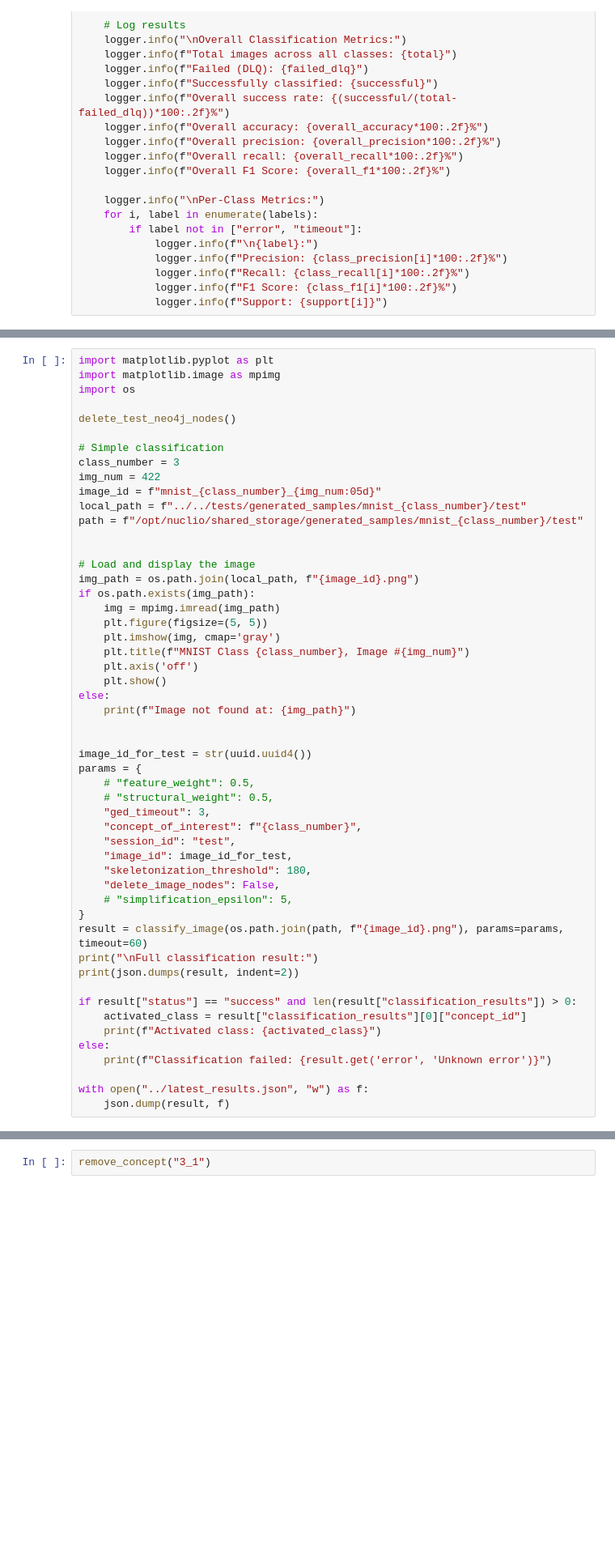
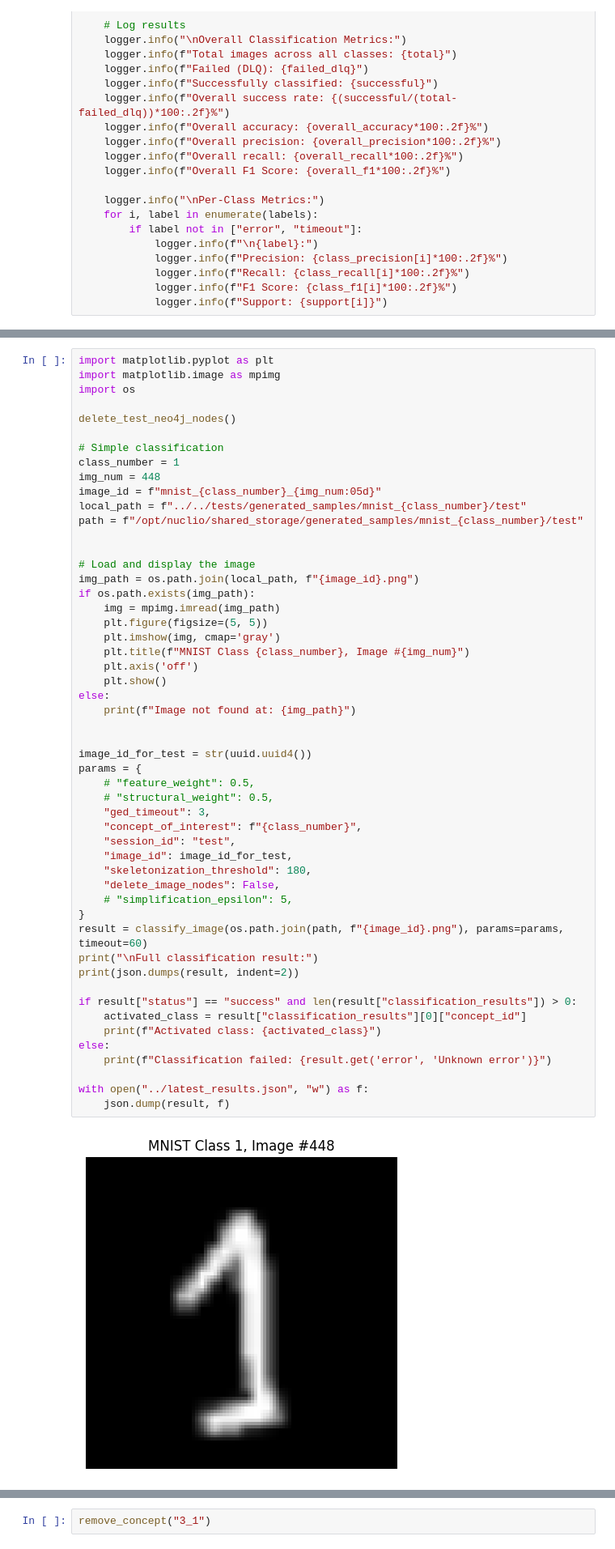
Before and after one commit to NaturalAGI-Lab/NaturalAGI, a Jupyter notebook: src/training/training.ipynb, the cells around one changed output, grey strips where cells are left out. Shown at 81% size. Drawn from its saved outputs; the diff is of its cells as text; blank space fills up the shorter version.

```diff
--- a/src/training/training.ipynb
+++ b/src/training/training.ipynb
@@ -765,8 +808,8 @@ import os
 delete_test_neo4j_nodes()
 
 # Simple classification
-class_number = 3
-img_num = 422
+class_number = 1
+img_num = 448
 image_id = f"mnist_{class_number}_{img_num:05d}"
 local_path = f"../../tests/generated_samples/mnist_{class_number}/test"
 path = f"/opt/nuclio/shared_storage/generated_samples/mnist_{class_number}/test"
@@ -782,30 +825,32 @@ if os.path.exists(img_path):
     plt.axis('off')
     plt.show()
 else:
     print(f"Image not found at: {img_path}")
 
 
 image_id_for_test = str(uuid.uuid4())
 params = {
     # "feature_weight": 0.5,
     # "structural_weight": 0.5,
     "ged_timeout": 3,
     "concept_of_interest": f"{class_number}",
     "session_id": "test",
     "image_id": image_id_for_test,
     "skeletonization_threshold": 180,
     "delete_image_nodes": False,
     # "simplification_epsilon": 5,
 }
 result = classify_image(os.path.join(path, f"{image_id}.png"), params=params, timeout=60)
 print("\nFull classification result:")
 print(json.dumps(result, indent=2))
 
 if result["status"] == "success" and len(result["classification_results"]) > 0:
     activated_class = result["classification_results"][0]["concept_id"]
     print(f"Activated class: {activated_class}")
 else:
     print(f"Classification failed: {result.get('error', 'Unknown error')}")
 
 with open("../latest_results.json", "w") as f:
     json.dump(result, f)
+# %% [output]
+[figure, added]
```
Also changed, not shown: parts of 6 cells of this notebook, 18 other files.
